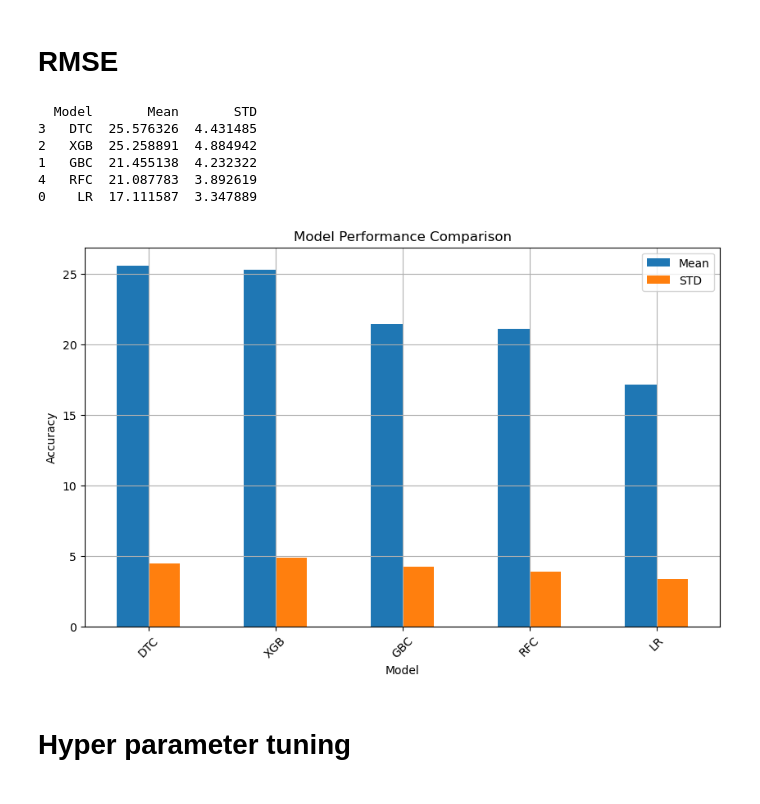
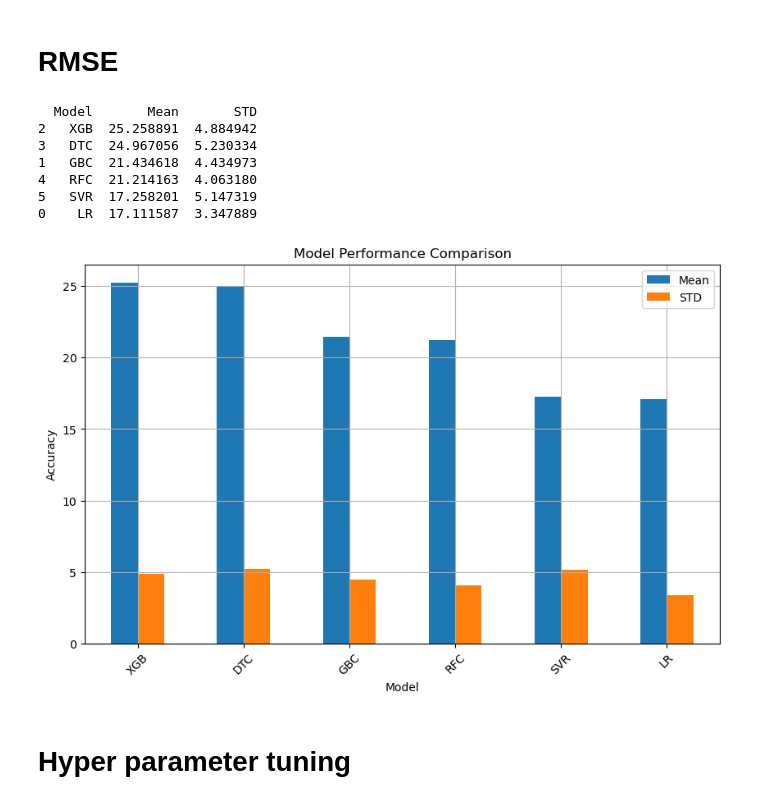
Before and after one commit to MaukanMir/Alchool-Expenditure-Classification, a Jupyter notebook: training.ipynb, the cells around one changed output. Saved outputs shown, nothing was run; the diff lists cells and outputs as text; code cells hidden in the pictures.

```diff
--- a/training.ipynb
+++ b/training.ipynb
@@ -35,7 +35,8 @@ def get_regression_models(names):
     "DTC": DecisionTreeRegressor(),
     "XGB":XGBRegressor(),
     "Lasso":Lasso(),
-    "Ridge":Ridge()
+    "Ridge":Ridge(),
+    "SVR":SVR()
   }
   return [models[model_name] for model_name in names]
 
@@ -280,18 +283,19 @@ testing_selected_models(names, models, X, y, metric)
 # %% [markdown]
 # RMSE
 # %%
-names = ["LR", "GBC", "XGB","DTC", "RFC"]
+names = ["LR", "GBC", "XGB","DTC", "RFC", "SVR"]
 models = get_regression_models(names)
 metric = make_scorer(mean_squared_error, squared=False)
 testing_selected_models(names, models, X, y, metric)
 # %% [output]
   Model       Mean       STD
-3   DTC  25.576326  4.431485
 2   XGB  25.258891  4.884942
-1   GBC  21.455138  4.232322
-4   RFC  21.087783  3.892619
+3   DTC  24.967056  5.230334
+1   GBC  21.434618  4.434973
+4   RFC  21.214163  4.063180
+5   SVR  17.258201  5.147319
 0    LR  17.111587  3.347889
-[figure, old version]
+[figure, new version]
 # %% [markdown]
 # Hyper parameter tuning
 # %%
```
Also changed, not shown: parts of 2 cells of this notebook.
